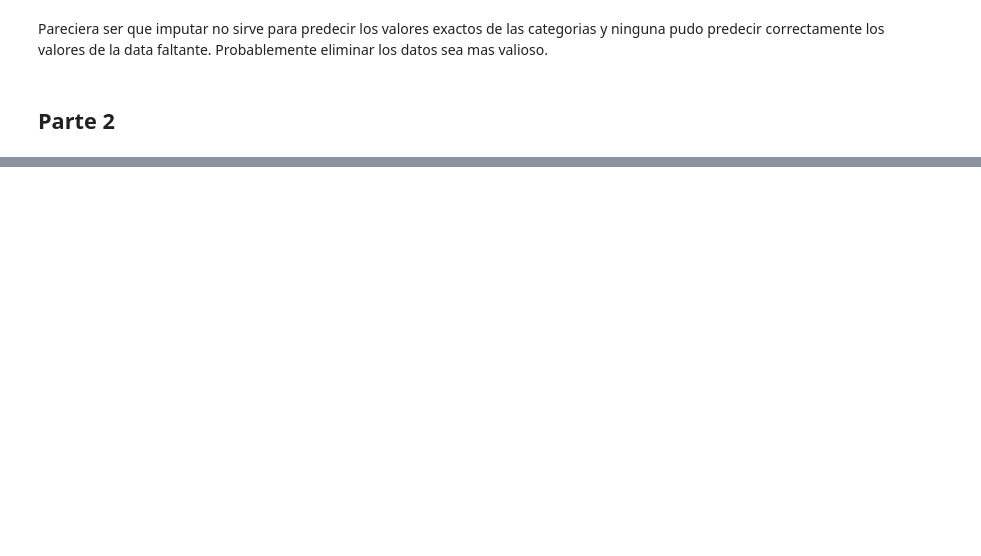
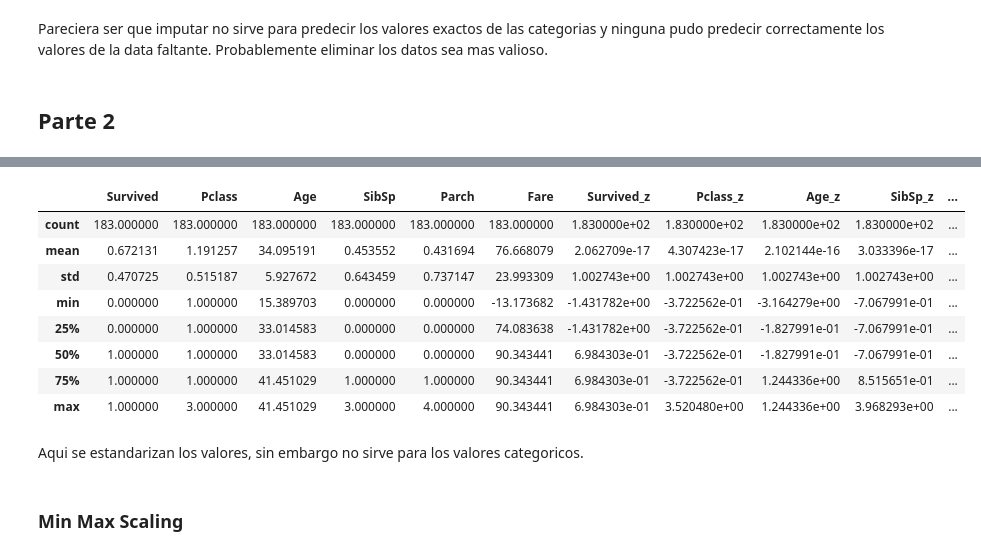
Before and after one commit to RofoRojas/Data-Wrangling, a Jupyter notebook: Laboratorio 8/Laboratorio 8.ipynb, the cells around one changed output, grey strips where cells are left out. Drawn from its saved outputs; the diff is of its cells as text; code cells hidden in the pictures; blank space fills up the shorter version.

```diff
--- a/Laboratorio 8/Laboratorio 8.ipynb
+++ b/Laboratorio 8/Laboratorio 8.ipynb
@@ -278,0 +284,5 @@ Usando Imputacion con media
+# %%
+scaler = StandardScaler()
+df_z = data_final.copy()
+for col in df_z.select_dtypes(include=['float', 'int']).columns:
+    df_z[col+'_z'] = scaler.fit_transform(df_z[[col]])
@@ -278,0 +298,16 @@ Usando Imputacion con media
+# %%
+df_z.drop(['PassengerId', 'PassengerId_z'],axis=1).describe()
+# %% [output]
+|  | Survived | Pclass | Age | SibSp | Parch | Fare | Survived_z | Pclass_z | Age_z | SibSp_z | ... |
+| count | 183.000000 | 183.000000 | 183.000000 | 183.000000 | 183.000000 | 183.000000 | 1.830000e+02 | 1.830000e+02 | 1.830000e+02 | 1.830000e+02 | ... |
+| mean | 0.672131 | 1.191257 | 34.095191 | 0.453552 | 0.431694 | 76.668079 | 2.062709e-17 | 4.307423e-17 | 2.102144e-16 | 3.033396e-17 | ... |
+| std | 0.470725 | 0.515187 | 5.927672 | 0.643459 | 0.737147 | 23.993309 | 1.002743e+00 | 1.002743e+00 | 1.002743e+00 | 1.002743e+00 | ... |
+| min | 0.000000 | 1.000000 | 15.389703 | 0.000000 | 0.000000 | -13.173682 | -1.431782e+00 | -3.722562e-01 | -3.164279e+00 | -7.067991e-01 | ... |
+| 25% | 0.000000 | 1.000000 | 33.014583 | 0.000000 | 0.000000 | 74.083638 | -1.431782e+00 | -3.722562e-01 | -1.827991e-01 | -7.067991e-01 | ... |
+| 50% | 1.000000 | 1.000000 | 33.014583 | 0.000000 | 0.000000 | 90.343441 | 6.984303e-01 | -3.722562e-01 | -1.827991e-01 | -7.067991e-01 | ... |
+| 75% | 1.000000 | 1.000000 | 41.451029 | 1.000000 | 1.000000 | 90.343441 | 6.984303e-01 | -3.722562e-01 | 1.244336e+00 | 8.515651e-01 | ... |
+| max | 1.000000 | 3.000000 | 41.451029 | 3.000000 | 4.000000 | 90.343441 | 6.984303e-01 | 3.520480e+00 | 1.244336e+00 | 3.968293e+00 | ... |
+# %% [markdown]
+Aqui se estandarizan los valores, sin embargo no sirve para los valores categoricos.
+# %% [markdown]
+### Min Max Scaling
```
Also changed, not shown: parts of 14 cells of this notebook.
